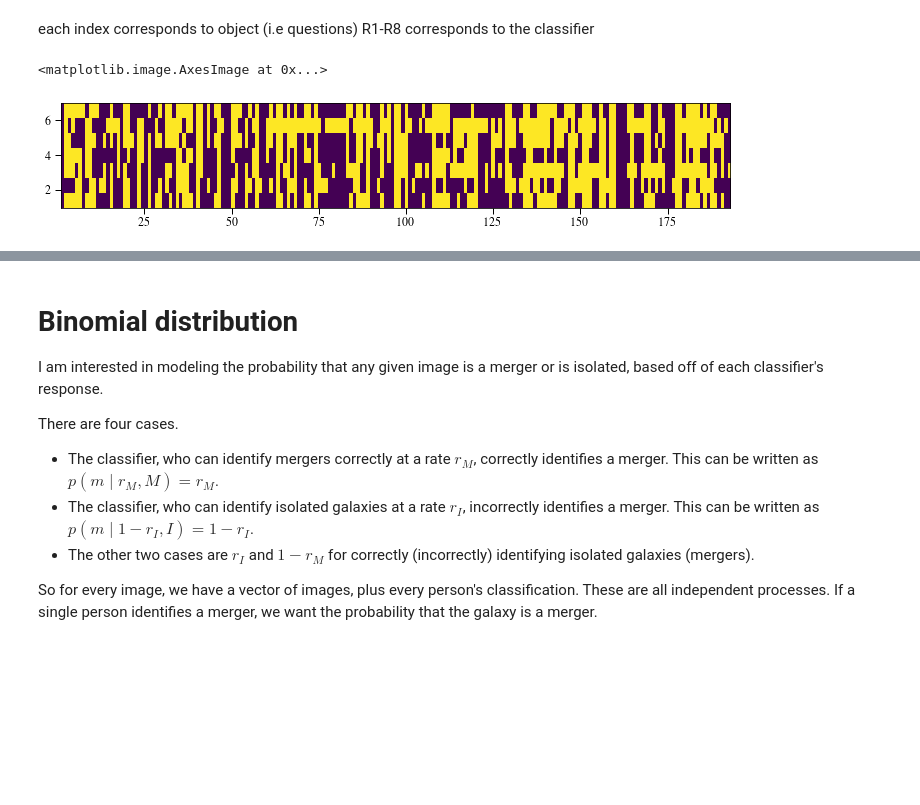
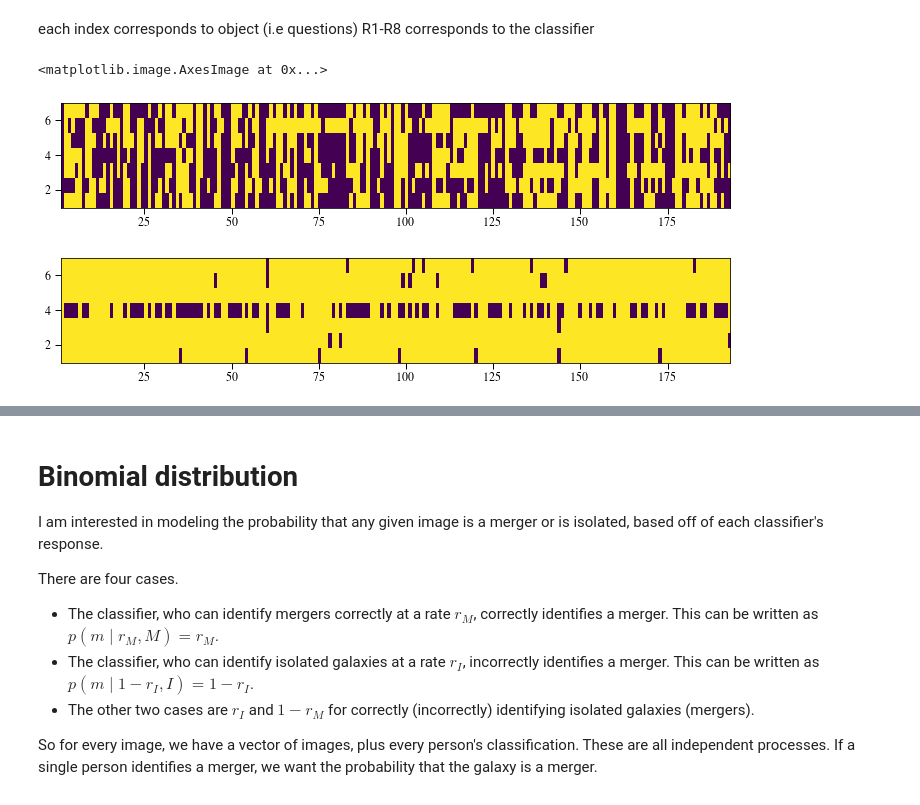
Before and after one commit to dncnwtts/merger_classification, a Jupyter notebook: Read_Raw_Data.ipynb, the cells around one changed output, grey strips where cells are left out. Cells and saved outputs as stored; diff of their text form; code cells hidden in the pictures; blank space fills up the shorter version.

```diff
--- a/Read_Raw_Data.ipynb
+++ b/Read_Raw_Data.ipynb
@@ -21,8 +24,11 @@ for index, row in f.iterrows():
 # %%
 plt.figure(figsize=(12, 10))
 plt.imshow(bla.T, aspect=5, extent=[1, 193, 1,7])
+plt.figure(figsize=(12, 10))
+plt.imshow(flags.T, aspect=5, extent=[1, 193, 1,7])
 # %% [output]
 <matplotlib.image.AxesImage at 0x...>
 [figure]
+[figure, added]
 # %%
 plt.figure(figsize=(12, 4))
```
Also changed, not shown: parts of 16 cells of this notebook.
